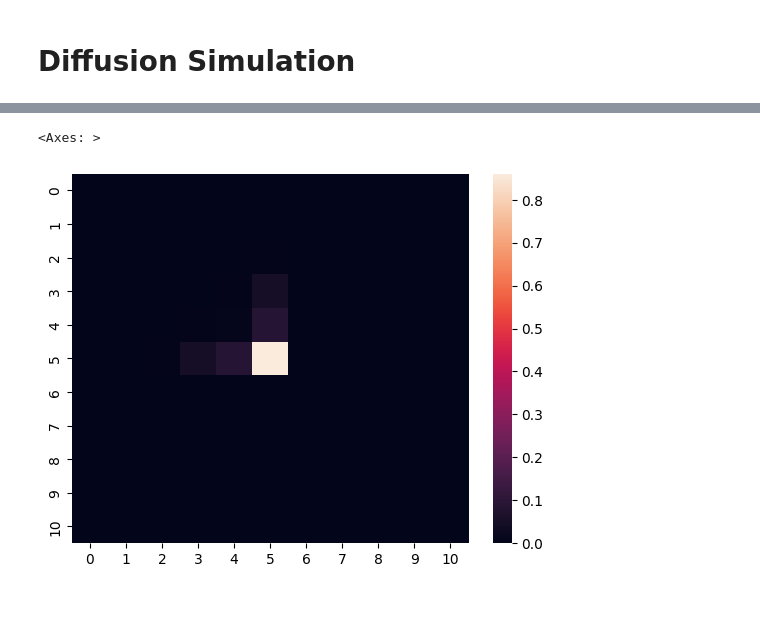
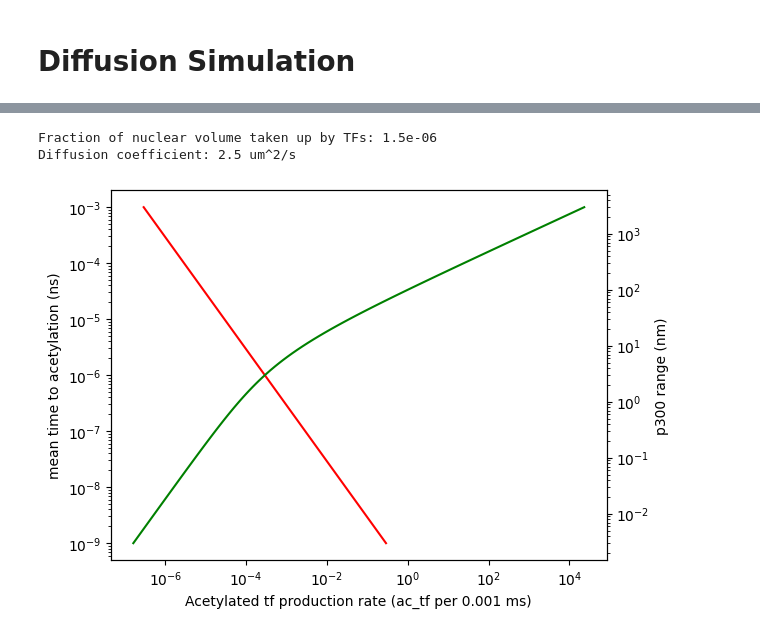
Before and after one commit to ishan-gaur/ep-modeling, a Jupyter notebook: main.ipynb, the cells around one changed output, grey strips where cells are left out. Drawn from its saved outputs; the diff is of its cells as text; code cells hidden in the pictures; blank space fills up the shorter version.

Commit message:
3D diffusion model done

```diff
--- a/main.ipynb
+++ b/main.ipynb
@@ -209,12 +101,0 @@ def update_world(world):
-# %%
-x, y, z = coord_to_index(0, 0, 0)
-world[:, : , :] = 0
-world[x, y, z] = 1
-T = 100 * s
-for t in range(int(T / dt)):
-    world = update_world(world)
-
-sns.heatmap(world[:, :, side_n // 2])
-# %% [output]
-<Axes: >
-[figure, removed]
@@ -220,0 +113,56 @@ sns.heatmap(world[:, :, side_n // 2])
+# %%
+tf_num_nucleus = 1500
+tf_diam = 5 * nm # min needed to be gene specific based on simulations https://iopscience.iop.org/article/10.1088/0953-8984/27/6/064116; mass 50kDa
+tf_mass = 50 * kDa
+tf_vol = diam_to_vol(tf_diam)
+C_tf = tf_num_nucleus * tf_vol / nuclear_volume # fraction of space in the volume take up by TFs
+D = 2.5 * um ** 2 / s # diffusion coefficient, based on derda2 in https://www.ncbi.nlm.nih.gov/pmc/articles/PMC5602325/
+promoter_frequency = 1 / (30 * s) # switching frequency from Zuin et al. 2022
+print("Fraction of nuclear volume taken up by TFs:", C_tf)
+print("Diffusion coefficient:", D / (um ** 2) * s, "um^2/s")
+# %% [output]
+Fraction of nuclear volume taken up by TFs: 1.5e-06
+Diffusion coefficient: 2.5 um^2/s
+# %%
+def p300_specs(lambda_ac, p300_range, verbose=False):
+    # nuclear_acetyl_coa = 3 * uM # in cancer cells, Sivanand 2018
+
+    # p300 model gives a uniform chance of acetylation in a given volume
+    # Km for p300 AT domain was calculated to be 9.8 µM: https://www.ncbi.nlm.nih.gov/pmc/articles/PMC60180/
+    # mass is 300 kDa
+    p300_mass = 300 * kDa
+    scaling_factor = np.power(p300_mass / tf_mass, 1/3)
+    p300_act_vol = diam_to_vol(p300_range * 2 + tf_diam * scaling_factor) - diam_to_vol(tf_diam * scaling_factor) # volume of binding domain around p300 as it moves
+    num_tf = tf_num_nucleus * p300_act_vol / volume # number of tfs in p300's range of action
+    # tf_ac_production = num_tf * (1 - np.exp(-dt/lambda_ac)) # num_tf * P(acetylation in interval dt) = tf / dt --> becomes a bad approximatino for large dt as the prob saturates
+    tf_ac_production = num_tf / lambda_ac * dt
+    # tf_ac_production = 0
+    if verbose:
+        print("Range of action:", p300_act_vol / (nm ** 3), "nm^3")
+        print("Num TFs in range of action:", num_tf)
+    return tf_ac_production
+# %%
+lambda_ac = 1 * us # mean time to an acetylation for tf in range of p300; total guess!!!
+p300_range = 3 * nm # range of p300: guesstimate from large cross-linker spans
+p300_specs(lambda_ac, p300_range)
+
+multiples = np.logspace(-3, 3, 100)
+outputs_ac = [p300_specs(lambda_ac * m, p300_range) for m in multiples]
+outputs_range = [p300_specs(lambda_ac, p300_range * m) for m in multiples]
+
+# changing P(acetylation)
+x_ac = multiples * lambda_ac
+sns.lineplot(x=outputs_ac, y=x_ac, color="r")
+plt.xlabel(f"Acetylated tf production rate (ac_tf per {dt / ms} ms)")
+plt.xscale('log')
+plt.yscale('log')
+plt.ylabel("mean time to acetylation (ns)")
+
+# changing p300 range
+ax2 = plt.twinx()
+x_range = multiples * p300_range
+sns.lineplot(x=outputs_range, y=x_range, ax=ax2, color="g")
+ax2.set_ylabel("p300 range (nm)")
+ax2.set_yscale('log')
+# %% [output]
+[figure, added]
```
Also changed, not shown: parts of 16 cells of this notebook, 2 other files.
